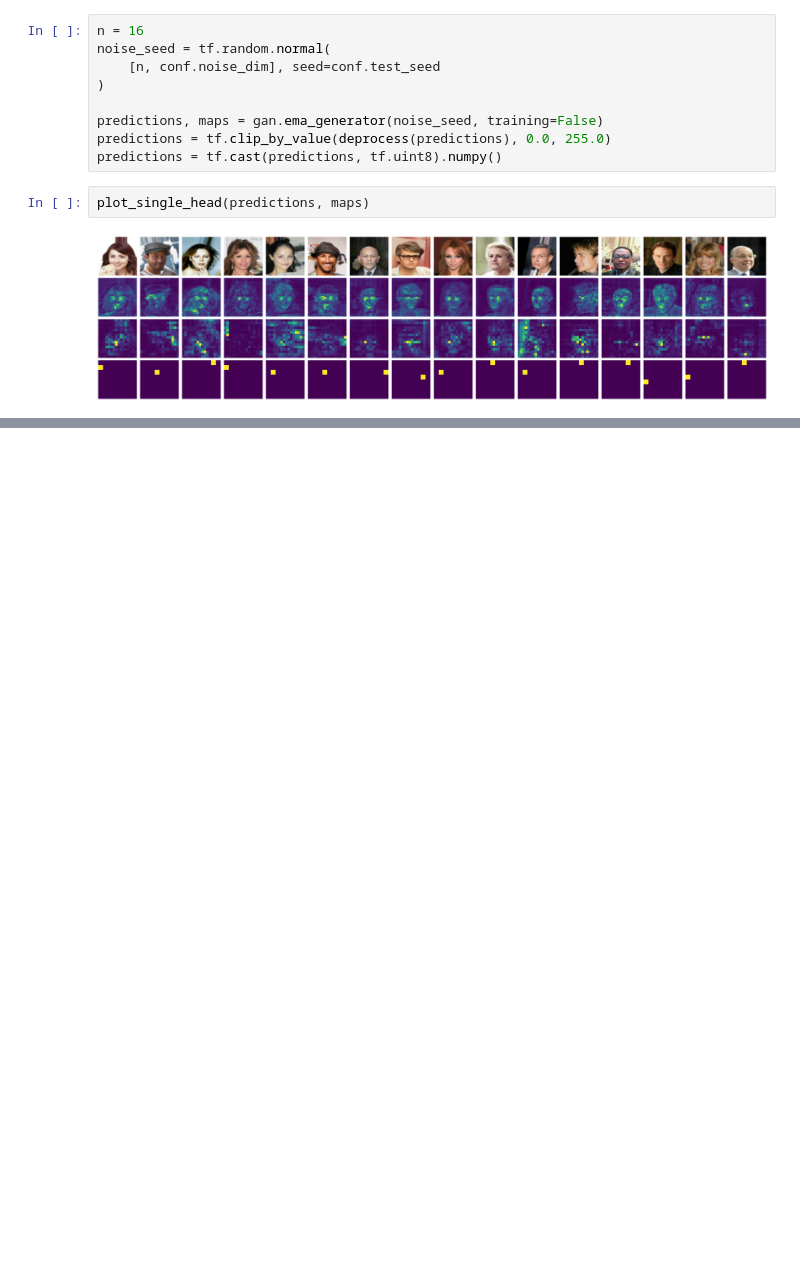
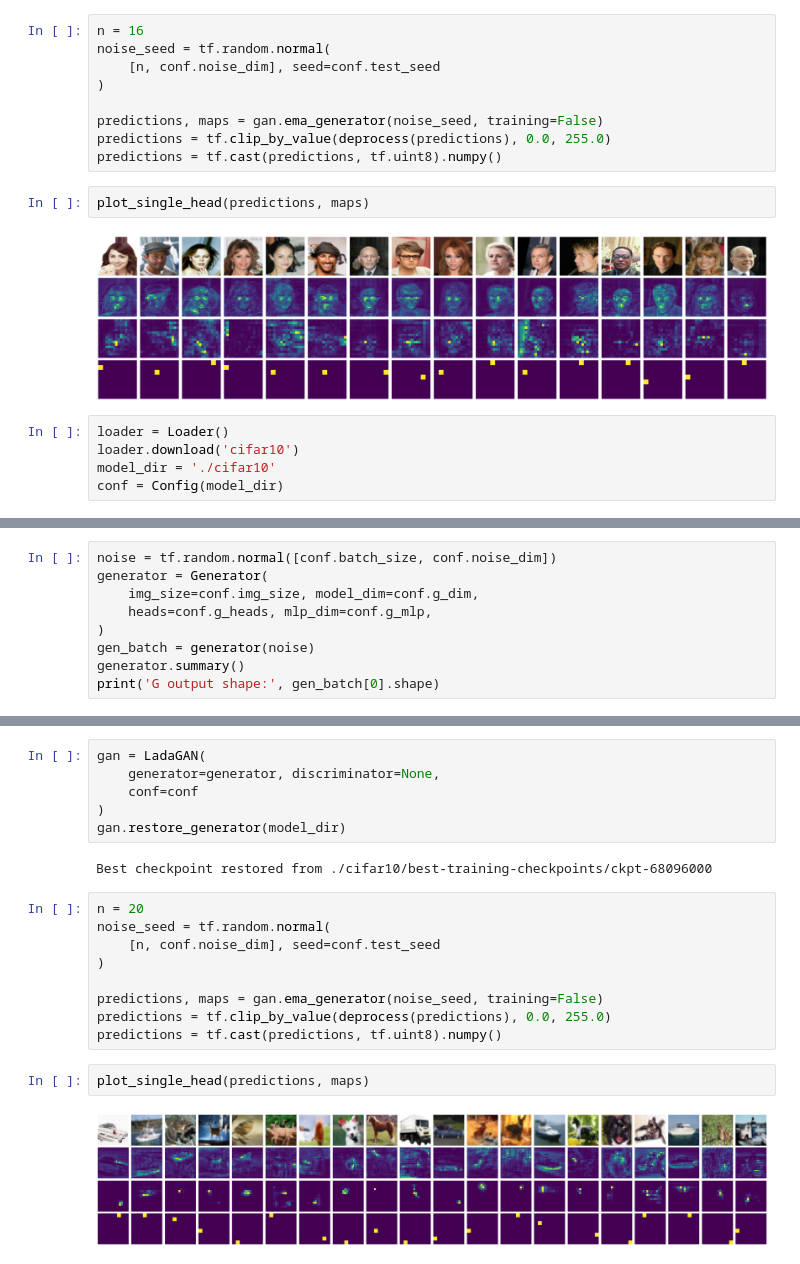
Before and after one commit to milmor/LadaGAN, a Jupyter notebook: demo.ipynb, the cells around one changed output, grey strips where cells are left out. Saved outputs shown, nothing was run; the diff lists cells and outputs as text; blank space fills up the shorter version.

```diff
--- a/demo.ipynb
+++ b/demo.ipynb
@@ -80,3 +80,8 @@ predictions = tf.cast(predictions, tf.uint8).numpy()
 plot_single_head(predictions, maps)
 # %% [output]
 [figure]
+# %%
+loader = Loader()
+loader.download('cifar10')
+model_dir = './cifar10'
+conf = Config(model_dir)
@@ -82,0 +106,9 @@ plot_single_head(predictions, maps)
+# %%
+noise = tf.random.normal([conf.batch_size, conf.noise_dim])
+generator = Generator(
+    img_size=conf.img_size, model_dim=conf.g_dim,
+    heads=conf.g_heads, mlp_dim=conf.g_mlp,
+)
+gen_batch = generator(noise)
+generator.summary()
+print('G output shape:', gen_batch[0].shape)
@@ -82,0 +133,21 @@ plot_single_head(predictions, maps)
+# %%
+gan = LadaGAN(
+    generator=generator, discriminator=None,
+    conf=conf
+)
+gan.restore_generator(model_dir)
+# %% [output]
+Best checkpoint restored from ./cifar10/best-training-checkpoints/ckpt-68096000
+# %%
+n = 20
+noise_seed = tf.random.normal(
+    [n, conf.noise_dim], seed=conf.test_seed
+)
+
+predictions, maps = gan.ema_generator(noise_seed, training=False)
+predictions = tf.clip_by_value(deprocess(predictions), 0.0, 255.0)
+predictions = tf.cast(predictions, tf.uint8).numpy()
+# %%
+plot_single_head(predictions, maps)
+# %% [output]
+[figure, added]
```
Also changed, not shown: parts of 2 cells of this notebook, 1 other file.
